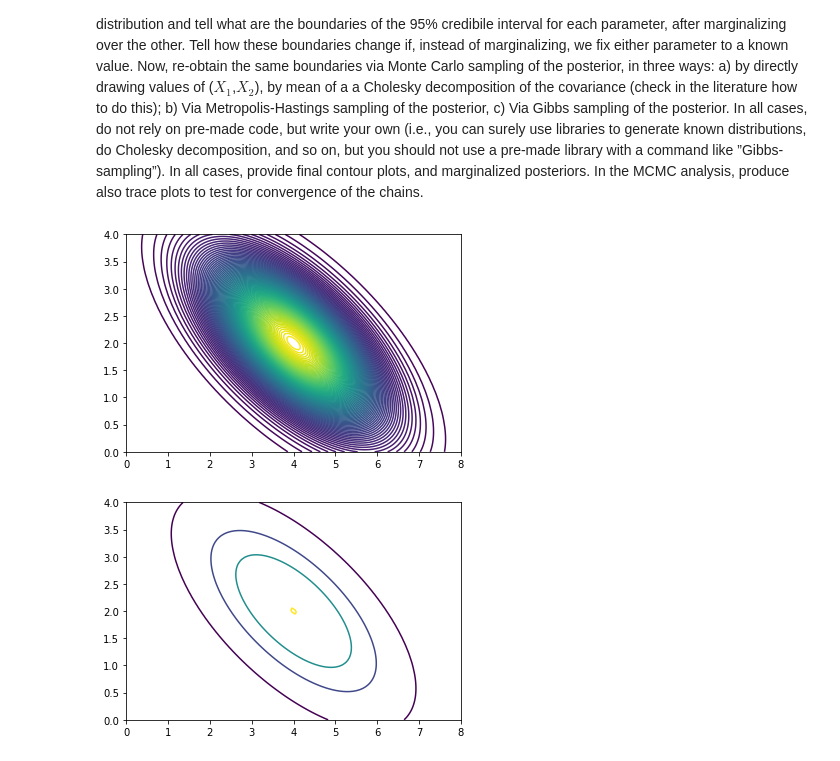
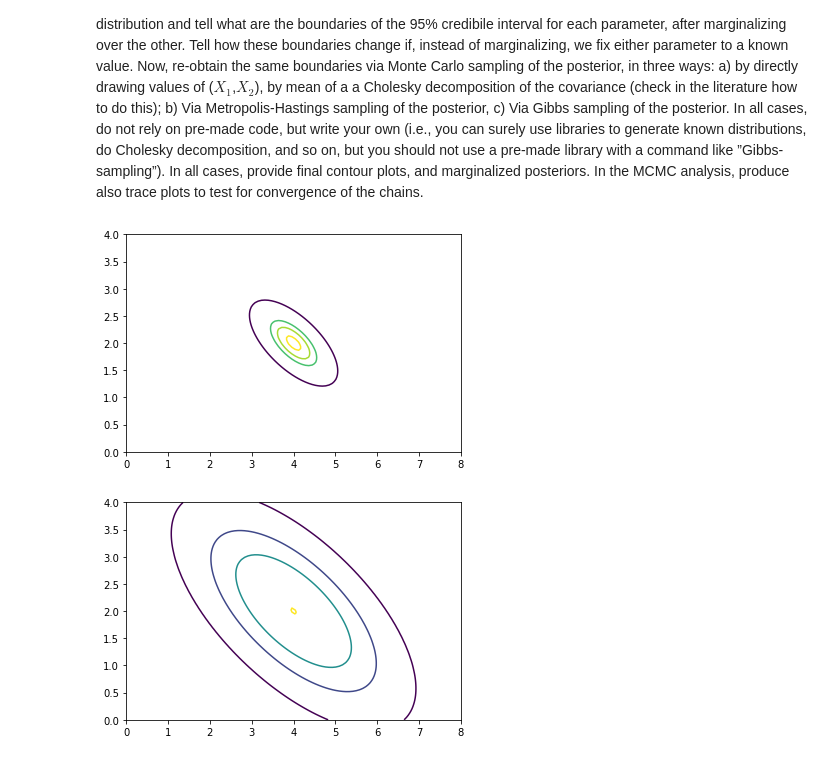
Before and after one commit to blackbianca/Astrostatistics-Cosmology---Homework, a Jupyter notebook: MCMC.ipynb, the cells around one changed output. Saved outputs shown, nothing was run; the diff lists cells and outputs as text; code cells hidden in the pictures.

```diff
--- a/MCMC.ipynb
+++ b/MCMC.ipynb
@@ -32,25 +32,26 @@ from scipy.stats import multivariate_normal as mvn
 # %%
 D = int(2)
 x = np.random.rand(D)
 mu = np.array([4,2],float)
 cov = np.array([[1.44,-0.702],[-0.702,0.81]])
 # random symmetric matrix
 #cov = A.T.dot(A)
 
 # Generate grid points
 x, y = np.meshgrid(np.linspace(0,8,100),np.linspace(0,4,100))
 xy = np.column_stack([x.flat, y.flat])
 
 # density values at the grid points
 z = mvn.pdf(xy, mu, cov).reshape(x.shape)
 
 # arbitrary contour levels
-contour_level = [0.01,0.05,0.1,0.1935]
+max = 0.19371
+contour_level = [0.68*max,0.9*max,0.95*max,0.99*max]
 
-fig = plt.contour(x, y, z, levels = 100)
+fig = plt.contour(x, y, z, levels = contour_level)
 plt.show()
 # %% [output]
-[figure, old version]
+[figure, new version]
 # %%
 contour_level = [0.01,0.05,0.1,0.1935]
 
```
